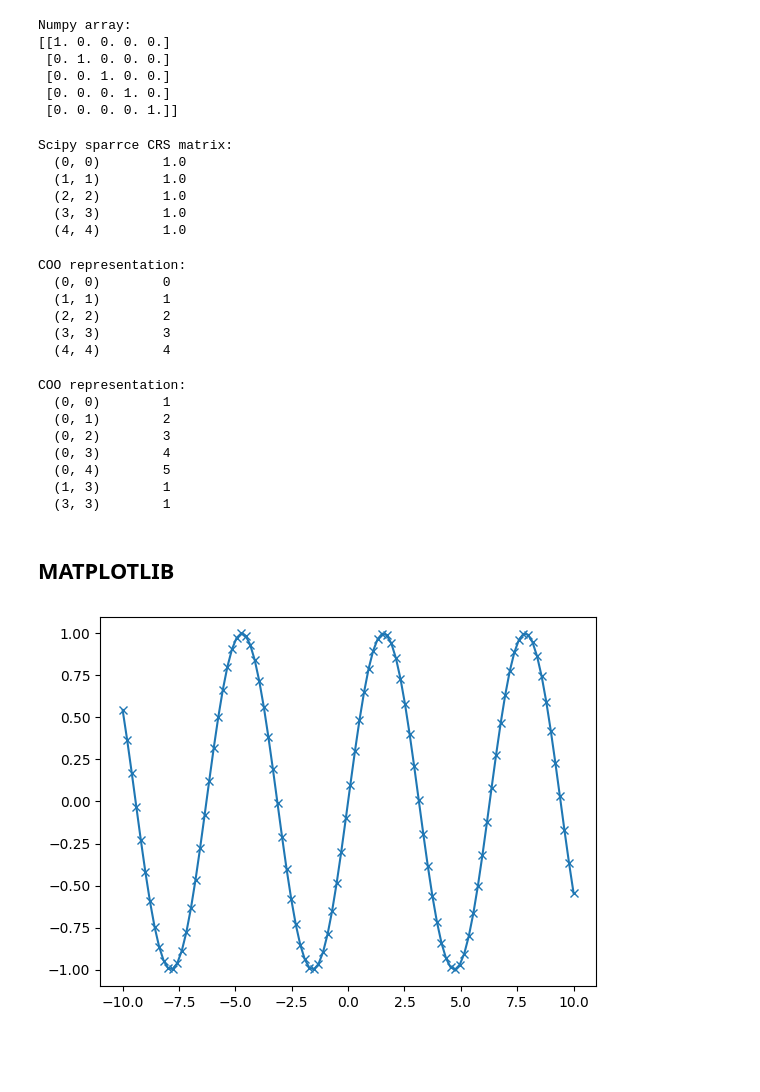
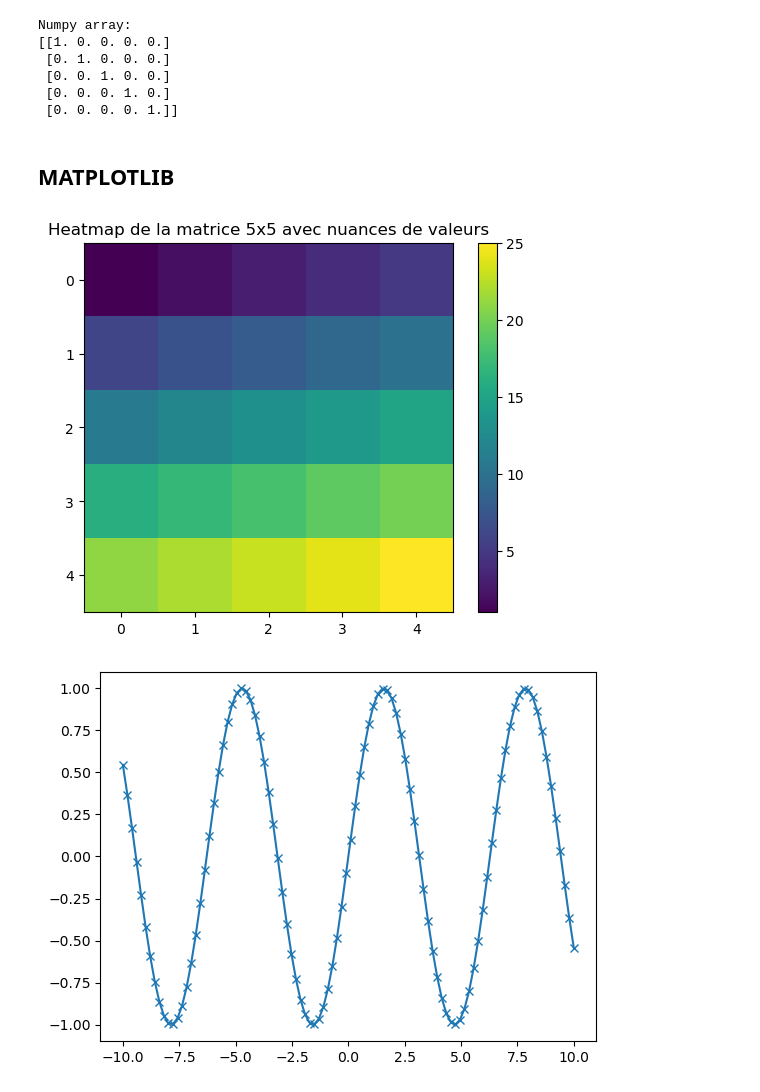
Before and after one commit to stephene369/Python, a Jupyter notebook: PythonMachineLeaning/Models/introduction_25-06-2023.ipynb, the cells around one changed output. Drawn from its saved outputs; the diff is of its cells as text; code cells hidden in the pictures; blank space fills up the shorter version.

```diff
--- a/PythonMachineLeaning/Models/introduction_25-06-2023.ipynb
+++ b/PythonMachineLeaning/Models/introduction_25-06-2023.ipynb
@@ -27,54 +29,20 @@ Numpy array:
  [0. 0. 1. 0. 0.]
  [0. 0. 0. 1. 0.]
  [0. 0. 0. 0. 1.]]
-# %%
-## convertir une serie numpy en sparse scipy sparse matrix en CSR format
-sparse_m2 = sparse.csr_matrix(eye)
-print("\nScipy sparrce CRS matrix:\n{}".format(sparse_m2))
-# %% [output]
-Scipy sparrce CRS matrix:
-  (0, 0)        1.0
-  (1, 1)        1.0
-  (2, 2)        1.0
-  (3, 3)        1.0
-  (4, 4)        1.0
-# %%
-## other ways to create sparse representation
-data = np.ones(5)
-data = np.arange(5)
-row_id = np.arange(5)
-col_id = np.arange(5)
-eye_coo = sparse.coo_matrix((data , (row_id , col_id ) ))
-
-print("COO representation:\n{}".format(eye_coo))
-# %% [output]
-COO representation:
-  (0, 0)        0
-  (1, 1)        1
-  (2, 2)        2
-  (3, 3)        3
-  (4, 4)        4
-# %%
-## other ways
-data = np.array([
-    [1,2,3,4,5],
-    [0,0,0,1,0],
-    [0,0,0,0,0],
-    [0,0,0,1,0],
-    [0,0,0,0,0]
-
-] )
-eye_coo = sparse.coo_matrix((data ))
-print("COO representation:\n{}".format(eye_coo))
-# %% [output]
-COO representation:
-  (0, 0)        1
-  (0, 1)        2
-  (0, 2)        3
-  (0, 3)        4
-  (0, 4)        5
-  (1, 3)        1
-  (3, 3)        1
 # %% [markdown]
 ## MATPLOTLIB
+# %%
+import numpy as np
+import matplotlib.pyplot as plt
+
+# Créer une matrice 5x5 avec des valeurs croissantes
+matrix = np.arange(1, 26).reshape((5, 5))
+
+# Afficher la matrice en utilisant une heatmap
+plt.imshow(matrix, cmap='viridis', interpolation='nearest')
+plt.colorbar()  # Ajouter une barre de couleur pour indiquer l'échelle des valeurs
+plt.title("Heatmap de la matrice 5x5 avec nuances de valeurs")
+plt.show()
+# %% [output]
+[figure, added]
 # %%
```
Also changed, not shown: parts of 5 cells of this notebook, 24 other files.
